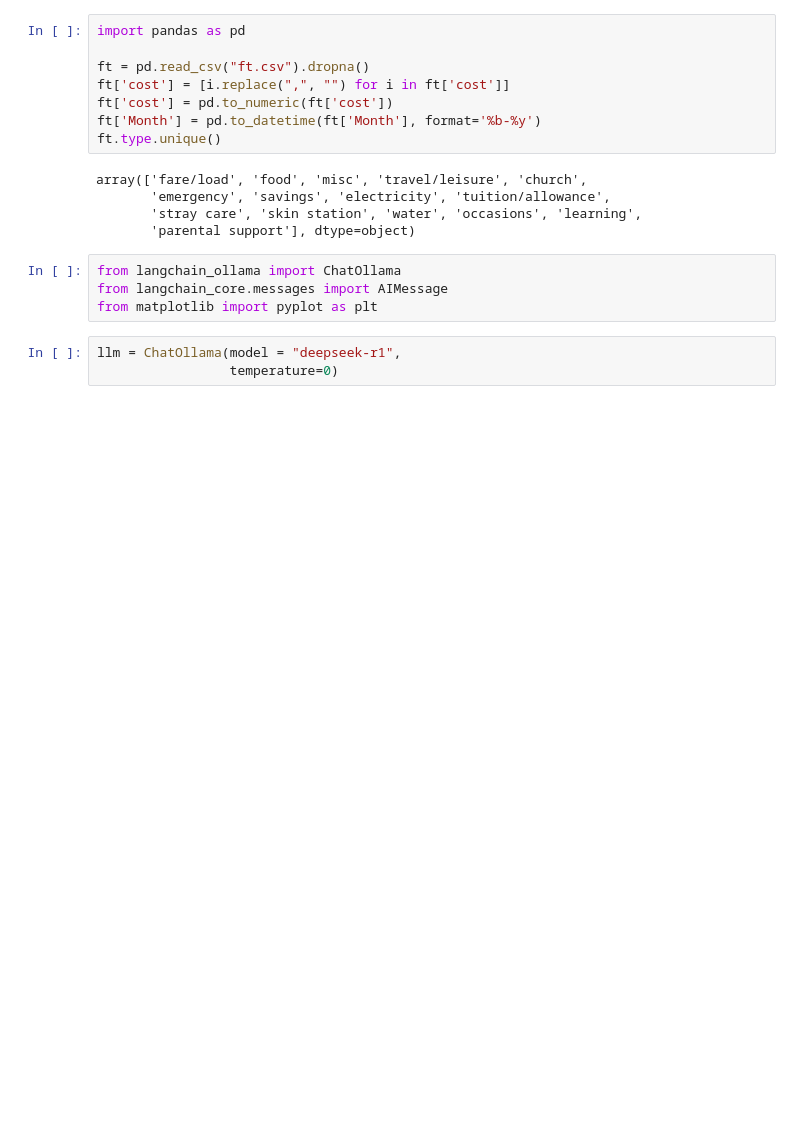
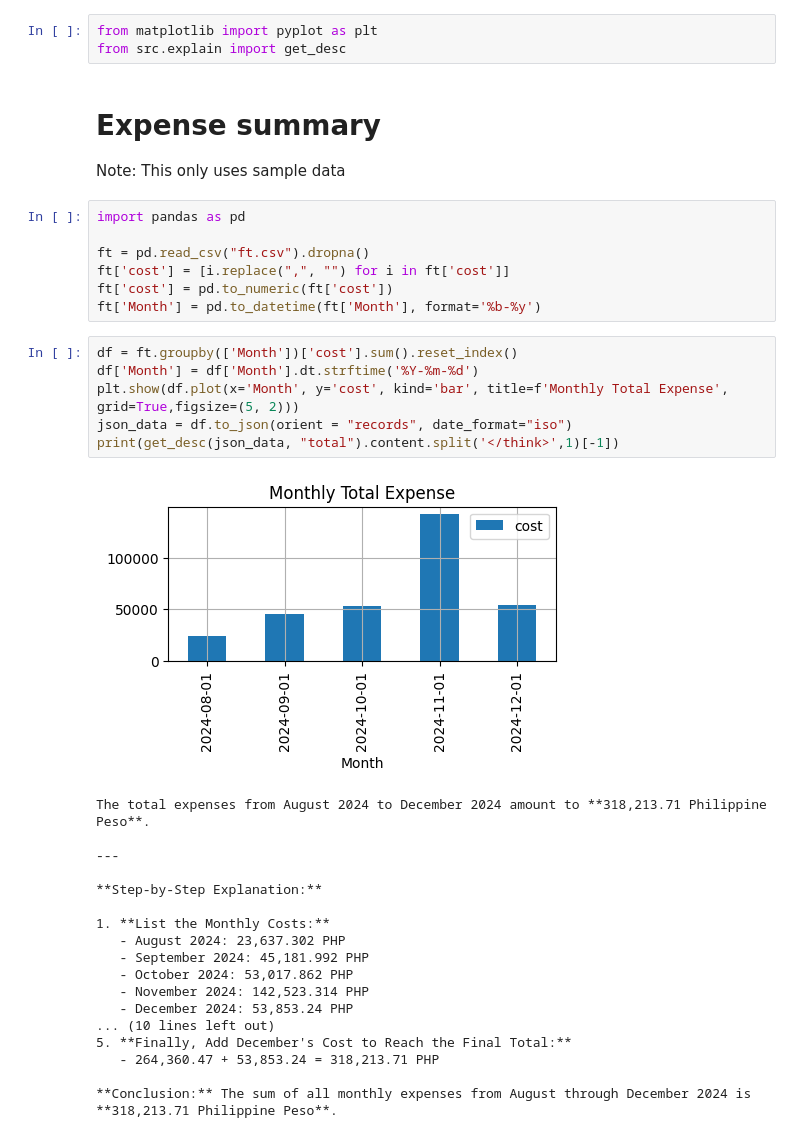
Before and after one commit to ShaineRosewel/test_deepseek, a Jupyter notebook: README.ipynb, the cells around one changed output. Saved outputs shown, nothing was run; the diff lists cells and outputs as text; blank space fills up the shorter version.

```diff
--- a/README.ipynb
+++ b/README.ipynb
@@ -10,3 +8,10 @@ ollama serve
+# %%
+from matplotlib import pyplot as plt
+from src.explain import get_desc
+# %% [markdown]
+# Expense summary
+
+Note: This only uses sample data
 # %%
 import pandas as pd
 
@@ -14,17 +19,29 @@ ft = pd.read_csv("ft.csv").dropna()
 ft['cost'] = [i.replace(",", "") for i in ft['cost']]
 ft['cost'] = pd.to_numeric(ft['cost'])
 ft['Month'] = pd.to_datetime(ft['Month'], format='%b-%y')
-ft.type.unique()
-# %% [output]
-array(['fare/load', 'food', 'misc', 'travel/leisure', 'church',
-       'emergency', 'savings', 'electricity', 'tuition/allowance',
-       'stray care', 'skin station', 'water', 'occasions', 'learning',
-       'parental support'], dtype=object)
-# %%
-from langchain_ollama import ChatOllama
-from langchain_core.messages import AIMessage
-from matplotlib import pyplot as plt
-# %%
-llm = ChatOllama(model = "deepseek-r1",
-                 temperature=0)
+# %%
+df = ft.groupby(['Month'])['cost'].sum().reset_index()
+df['Month'] = df['Month'].dt.strftime('%Y-%m-%d')
+plt.show(df.plot(x='Month', y='cost', kind='bar', title=f'Monthly Total Expense', grid=True,figsize=(5, 2)))
+json_data = df.to_json(orient = "records", date_format="iso")
+print(get_desc(json_data, "total").content.split('</think>',1)[-1])
+# %% [output]
+[figure, added]
+The total expenses from August 2024 to December 2024 amount to **318,213.71 Philippine Peso**.
+
+---
+
+**Step-by-Step Explanation:**
+
+1. **List the Monthly Costs:**
+   - August 2024: 23,637.302 PHP
+   - September 2024: 45,181.992 PHP
+   - October 2024: 53,017.862 PHP
+   - November 2024: 142,523.314 PHP
+   - December 2024: 53,853.24 PHP
+... (10 lines left out)
+5. **Finally, Add December's Cost to Reach the Final Total:**
+   - 264,360.47 + 53,853.24 = 318,213.71 PHP
+
+**Conclusion:** The sum of all monthly expenses from August through December 2024 is **318,213.71 Philippine Peso**.
 # %%
```
Also changed, not shown: parts of 4 cells of this notebook, 2 other files.
